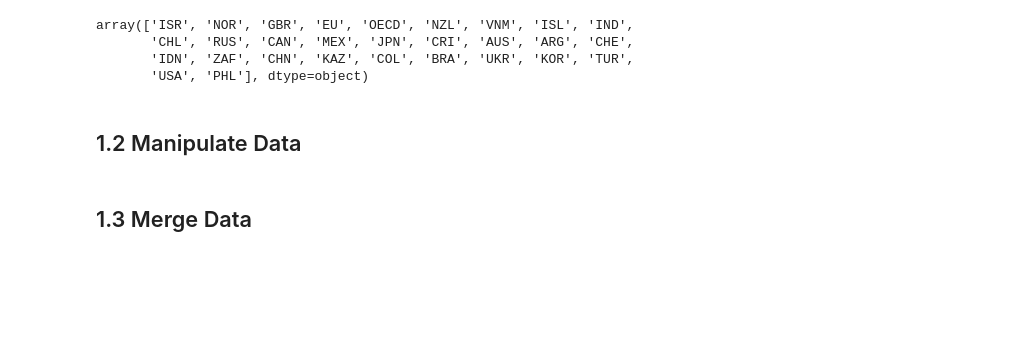
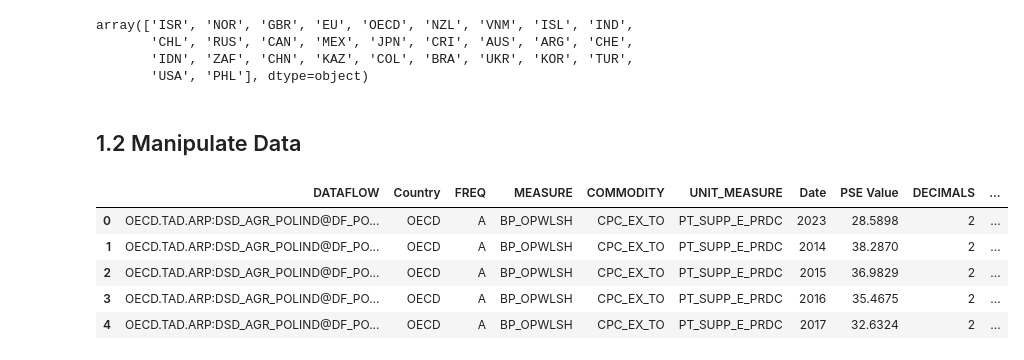
Before and after one commit to Data-Science-Public-Policy/graspp_2025_spring, a Jupyter notebook: HW1_GONG_Kuiyuan/HW1_GONG_Kuiyuan.ipynb, the cells around one changed output. Drawn from its saved outputs; the diff is of its cells as text; code cells hidden in the pictures; blank space fills up the shorter version.

```diff
--- a/HW1_GONG_Kuiyuan/HW1_GONG_Kuiyuan.ipynb
+++ b/HW1_GONG_Kuiyuan/HW1_GONG_Kuiyuan.ipynb
@@ -73,5 +105,23 @@ array(['ISR', 'NOR', 'GBR', 'EU', 'OECD', 'NZL', 'VNM', 'ISL', 'IND',
        'USA', 'PHL'], dtype=object)
 # %% [markdown]
 ## 1.2 Manipulate Data
-# %% [markdown]
-## 1.3 Merge Data
+# %%
+data_1 = data_1.rename(columns={
+    'REF_AREA': 'Country',
+    'TIME_PERIOD': 'Date',
+    'OBS_VALUE': 'PSE Value',
+})
+
+data_2 = data_2.rename(columns={
+    'REF_AREA': 'Country',
+    'TIME_PERIOD': 'Date',
+    'OBS_VALUE': 'PSE Value',
+})
+data_1.head(5)
+# %% [output]
+|  | DATAFLOW | Country | FREQ | MEASURE | COMMODITY | UNIT_MEASURE | Date | PSE Value | DECIMALS | ... |
+| 0 | OECD.TAD.ARP:DSD_AGR_POLIND@DF_PO... | OECD | A | BP_OPWLSH | CPC_EX_TO | PT_SUPP_E_PRDC | 2023 | 28.5898 | 2 | ... |
+| 1 | OECD.TAD.ARP:DSD_AGR_POLIND@DF_PO... | OECD | A | BP_OPWLSH | CPC_EX_TO | PT_SUPP_E_PRDC | 2014 | 38.2870 | 2 | ... |
+| 2 | OECD.TAD.ARP:DSD_AGR_POLIND@DF_PO... | OECD | A | BP_OPWLSH | CPC_EX_TO | PT_SUPP_E_PRDC | 2015 | 36.9829 | 2 | ... |
+| 3 | OECD.TAD.ARP:DSD_AGR_POLIND@DF_PO... | OECD | A | BP_OPWLSH | CPC_EX_TO | PT_SUPP_E_PRDC | 2016 | 35.4675 | 2 | ... |
+| 4 | OECD.TAD.ARP:DSD_AGR_POLIND@DF_PO... | OECD | A | BP_OPWLSH | CPC_EX_TO | PT_SUPP_E_PRDC | 2017 | 32.6324 | 2 | ... |
```
Also changed, not shown: parts of 9 cells of this notebook.
